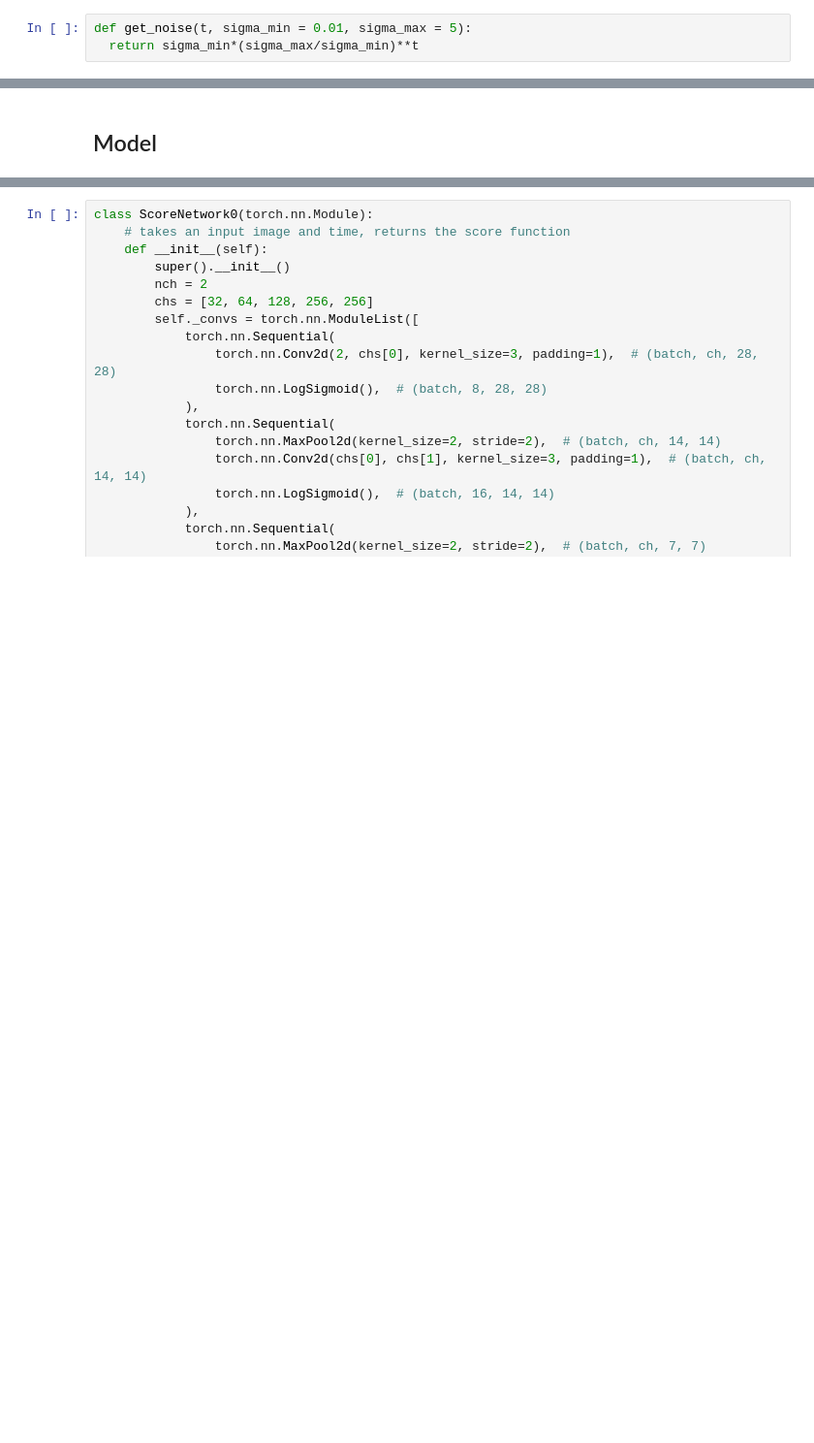
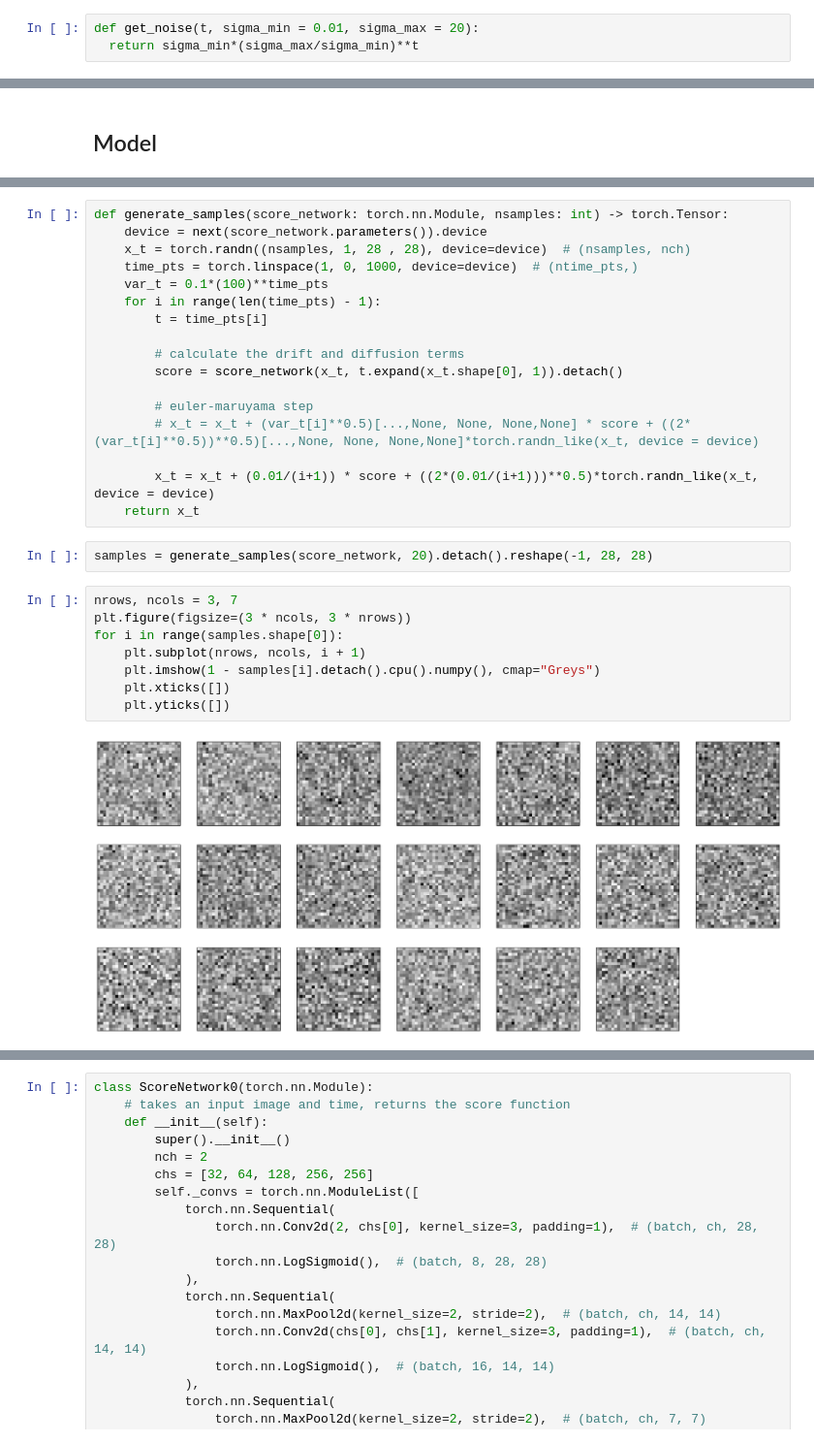
Before and after one commit to enugalamanideepreddy/ScoreMNIST, a Jupyter notebook: score.ipynb, the cells around one changed output, grey strips where cells are left out. Shown at 97% size. Saved outputs shown, nothing was run; the diff lists cells and outputs as text; blank space fills up the shorter version.

Commit message:
Added Multi noise Pertubation V2 _ Not Working

```diff
--- a/score.ipynb
+++ b/score.ipynb
@@ -39,5 +42,5 @@ plt.show()
 # %%
-def get_noise(t, sigma_min = 0.01, sigma_max = 5):
+def get_noise(t, sigma_min = 0.01, sigma_max = 20):
   return sigma_min*(sigma_max/sigma_min)**t
 # %%
 from copy import deepcopy
@@ -67,0 +226,29 @@ plt.show()
+# %%
+def generate_samples(score_network: torch.nn.Module, nsamples: int) -> torch.Tensor:
+    device = next(score_network.parameters()).device
+    x_t = torch.randn((nsamples, 1, 28 , 28), device=device)  # (nsamples, nch)
+    time_pts = torch.linspace(1, 0, 1000, device=device)  # (ntime_pts,)
+    var_t = 0.1*(100)**time_pts
+    for i in range(len(time_pts) - 1):
+        t = time_pts[i]
+
+        # calculate the drift and diffusion terms
+        score = score_network(x_t, t.expand(x_t.shape[0], 1)).detach()
+
+        # euler-maruyama step
+        # x_t = x_t + (var_t[i]**0.5)[...,None, None, None,None] * score + ((2*(var_t[i]**0.5))**0.5)[...,None, None, None,None]*torch.randn_like(x_t, device = device)
+
+        x_t = x_t + (0.01/(i+1)) * score + ((2*(0.01/(i+1)))**0.5)*torch.randn_like(x_t, device = device)
+    return x_t
+# %%
+samples = generate_samples(score_network, 20).detach().reshape(-1, 28, 28)
+# %%
+nrows, ncols = 3, 7
+plt.figure(figsize=(3 * ncols, 3 * nrows))
+for i in range(samples.shape[0]):
+    plt.subplot(nrows, ncols, i + 1)
+    plt.imshow(1 - samples[i].detach().cpu().numpy(), cmap="Greys")
+    plt.xticks([])
+    plt.yticks([])
+# %% [output]
+[figure, added]
```
Also changed, not shown: parts of 12 cells of this notebook.
